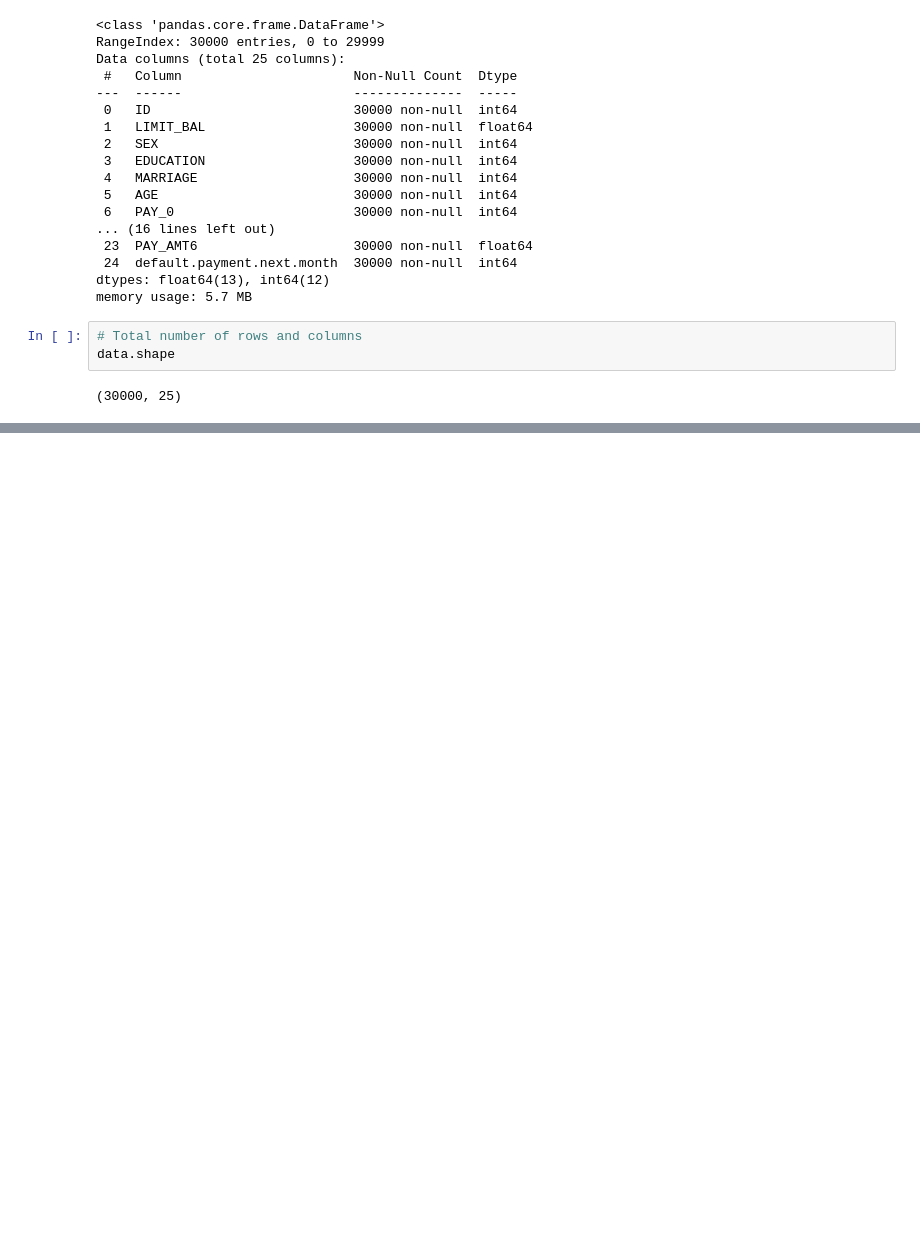
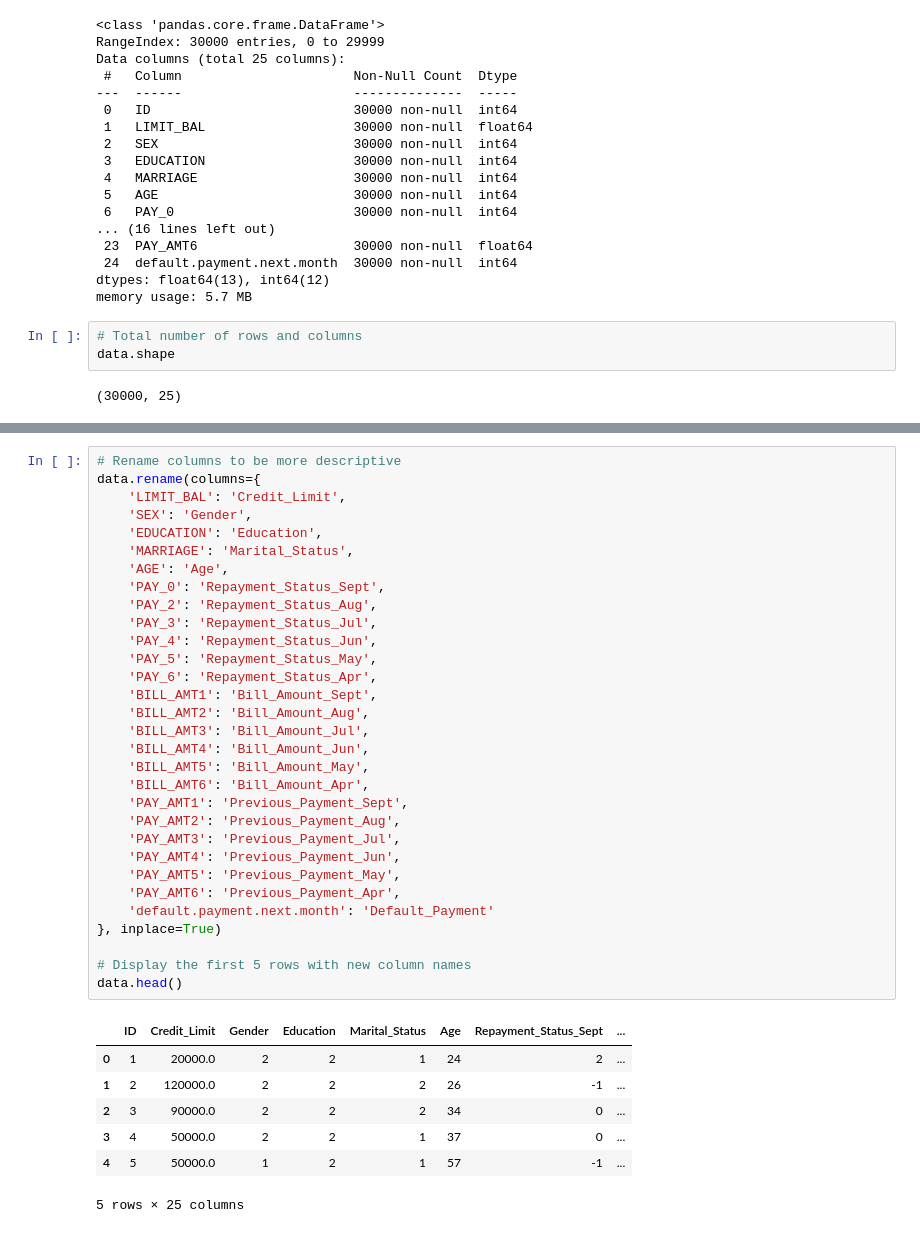
Before and after one commit to licyambrose/CreditCardDefault, a Jupyter notebook: creditcarddefault.ipynb, the cells around one changed output, grey strips where cells are left out. Cells and saved outputs as stored; diff of their text form; blank space fills up the shorter version.

```diff
--- a/creditcarddefault.ipynb
+++ b/creditcarddefault.ipynb
@@ -78,0 +102,39 @@ data.shape
+# %%
+# Rename columns to be more descriptive
+data.rename(columns={
+    'LIMIT_BAL': 'Credit_Limit',
+    'SEX': 'Gender',
+    'EDUCATION': 'Education',
+    'MARRIAGE': 'Marital_Status',
+    'AGE': 'Age',
+    'PAY_0': 'Repayment_Status_Sept',
+    'PAY_2': 'Repayment_Status_Aug',
+    'PAY_3': 'Repayment_Status_Jul',
+    'PAY_4': 'Repayment_Status_Jun',
+    'PAY_5': 'Repayment_Status_May',
+    'PAY_6': 'Repayment_Status_Apr',
+    'BILL_AMT1': 'Bill_Amount_Sept',
+    'BILL_AMT2': 'Bill_Amount_Aug',
+    'BILL_AMT3': 'Bill_Amount_Jul',
+    'BILL_AMT4': 'Bill_Amount_Jun',
+    'BILL_AMT5': 'Bill_Amount_May',
+    'BILL_AMT6': 'Bill_Amount_Apr',
+    'PAY_AMT1': 'Previous_Payment_Sept',
+    'PAY_AMT2': 'Previous_Payment_Aug',
+    'PAY_AMT3': 'Previous_Payment_Jul',
+    'PAY_AMT4': 'Previous_Payment_Jun',
+    'PAY_AMT5': 'Previous_Payment_May',
+    'PAY_AMT6': 'Previous_Payment_Apr',
+    'default.payment.next.month': 'Default_Payment'
+}, inplace=True)
+
+# Display the first 5 rows with new column names
+data.head()
+# %% [output]
+|  | ID | Credit_Limit | Gender | Education | Marital_Status | Age | Repayment_Status_Sept | ... |
+| 0 | 1 | 20000.0 | 2 | 2 | 1 | 24 | 2 | ... |
+| 1 | 2 | 120000.0 | 2 | 2 | 2 | 26 | -1 | ... |
+| 2 | 3 | 90000.0 | 2 | 2 | 2 | 34 | 0 | ... |
+| 3 | 4 | 50000.0 | 2 | 2 | 1 | 37 | 0 | ... |
+| 4 | 5 | 50000.0 | 1 | 2 | 1 | 57 | -1 | ... |
+5 rows × 25 columns
```
Also changed, not shown: parts of 4 cells of this notebook.
